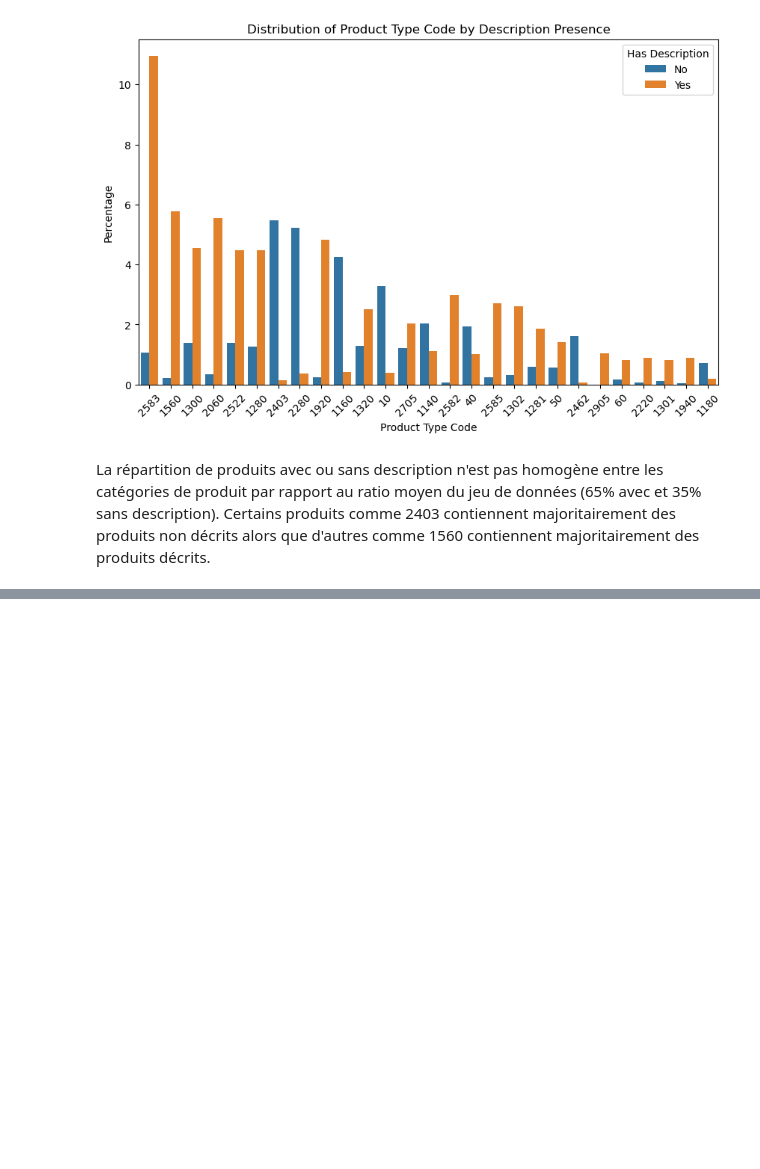
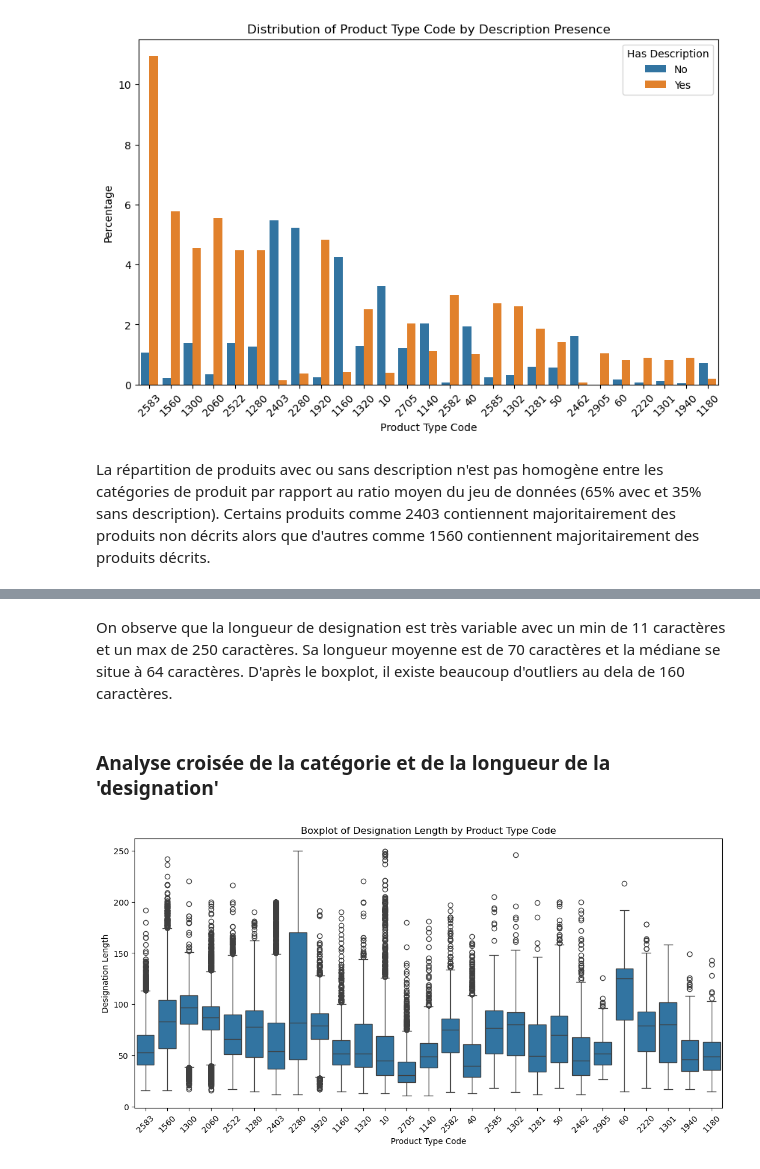
Before and after one commit to cramarokoto/datascientest-project-rakuten-product-classification, a Jupyter notebook: notebooks/exploratory_data_analysis.ipynb, the cells around one changed output, grey strips where cells are left out. Drawn from its saved outputs; the diff is of its cells as text; code cells hidden in the pictures; blank space fills up the shorter version.

```diff
--- a/notebooks/exploratory_data_analysis.ipynb
+++ b/notebooks/exploratory_data_analysis.ipynb
@@ -167,0 +198,17 @@ Certains produits comme 2403 contiennent majoritairement des produits non décri
+# %% [markdown]
+On observe que la longueur de designation est très variable avec un min de 11 caractères et un max de 250 caractères.
+Sa longueur moyenne est de 70 caractères et la médiane se situe à 64 caractères.
+D'après le boxplot, il existe beaucoup d'outliers au dela de 160 caractères.
+# %% [markdown]
+### Analyse croisée de la catégorie et de la longueur de la 'designation'
+# %%
+# Boxplot de la longueur de la variable 'designation' par catégorie de produit
+plt.figure(figsize=(13, 6))
+sns.boxplot(x=y_train['prdtypecode'], y=X_train['designation_length'], order=y_train['prdtypecode'].value_counts().index)
+plt.title('Boxplot of Designation Length by Product Type Code')
+plt.xlabel('Product Type Code')
+plt.ylabel('Designation Length')
+plt.xticks(rotation=45)
+plt.show()
+# %% [output]
+[figure, added]
```
Also changed, not shown: parts of 20 cells of this notebook, 1 other file.
